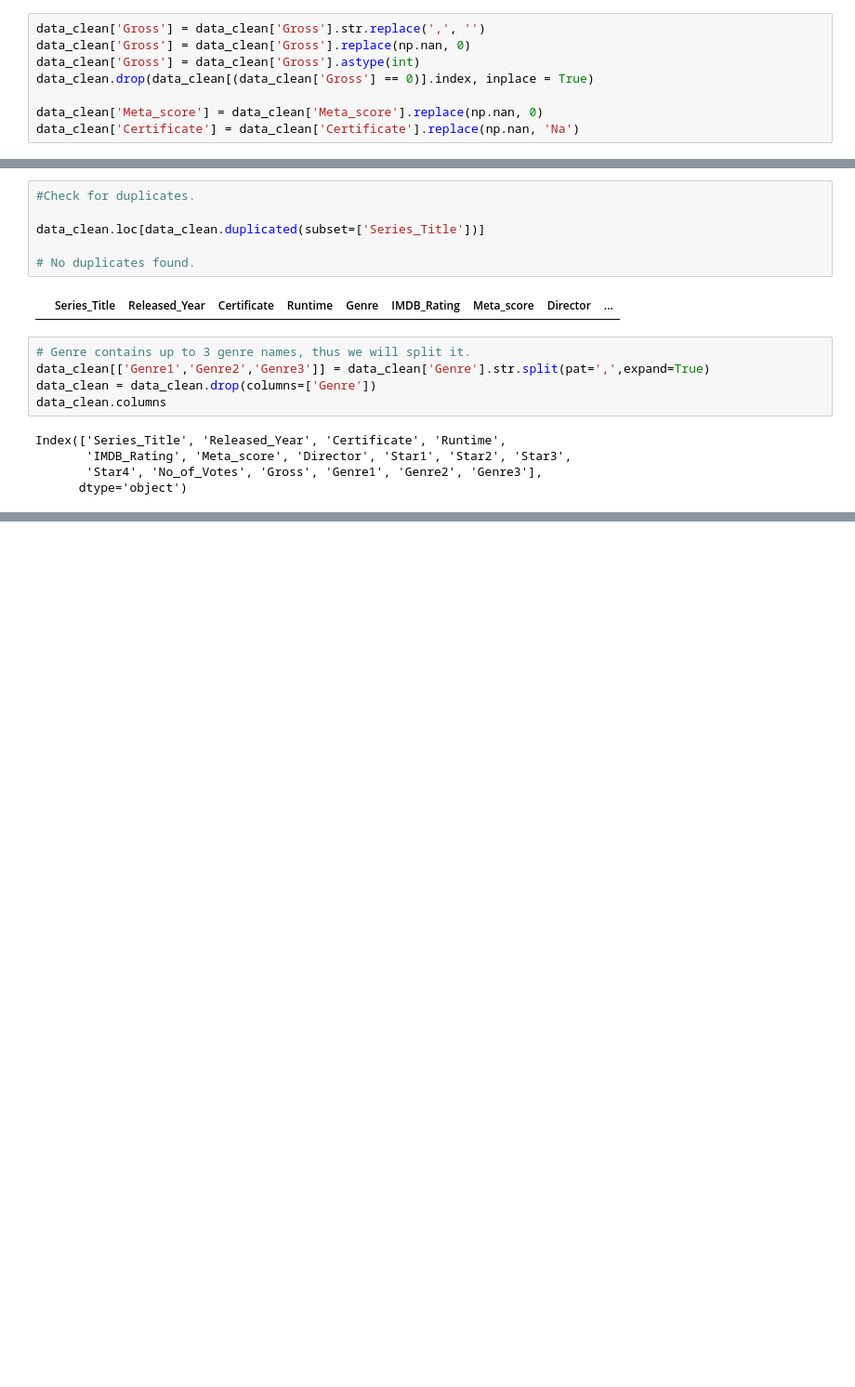
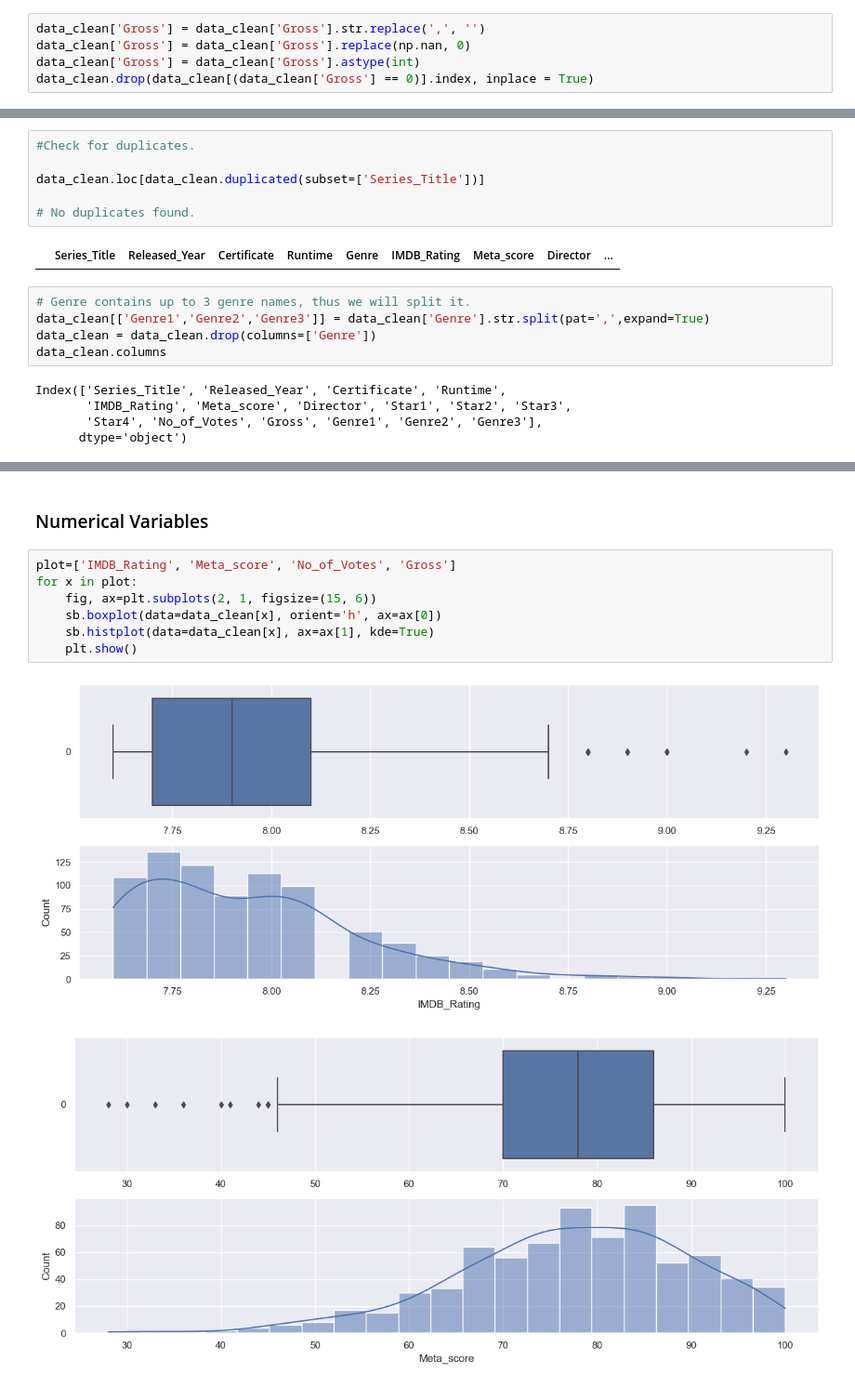
Before and after one commit to czhaoyiii/SC1015-Mini-Project, a Jupyter notebook: SC1015_Mini_Project.ipynb, the cells around one changed output, grey strips where cells are left out. Shown: that part at 93% size. Saved outputs shown, nothing was run; the diff lists cells and outputs as text; blank space fills up the shorter version.

```diff
--- a/SC1015_Mini_Project.ipynb
+++ b/SC1015_Mini_Project.ipynb
@@ -81,9 +81,6 @@ data_clean['Gross'] = data_clean['Gross'].str.replace(',', '')
 data_clean['Gross'] = data_clean['Gross'].replace(np.nan, 0)
 data_clean['Gross'] = data_clean['Gross'].astype(int)
 data_clean.drop(data_clean[(data_clean['Gross'] == 0)].index, inplace = True)
-
-data_clean['Meta_score'] = data_clean['Meta_score'].replace(np.nan, 0)
-data_clean['Certificate'] = data_clean['Certificate'].replace(np.nan, 'Na')
 # %%
 data_clean.isna().sum()
 # %% [output]
@@ -122,0 +142,12 @@ Index(['Series_Title', 'Released_Year', 'Certificate', 'Runtime',
+# %% [markdown]
+### Numerical Variables
+# %%
+plot=['IMDB_Rating', 'Meta_score', 'No_of_Votes', 'Gross']
+for x in plot:
+    fig, ax=plt.subplots(2, 1, figsize=(15, 6))
+    sb.boxplot(data=data_clean[x], orient='h', ax=ax[0])
+    sb.histplot(data=data_clean[x], ax=ax[1], kde=True)
+    plt.show()
+# %% [output]
+[figure, added]
+[figure, added]
```
Also changed, not shown: parts of 19 cells of this notebook.
